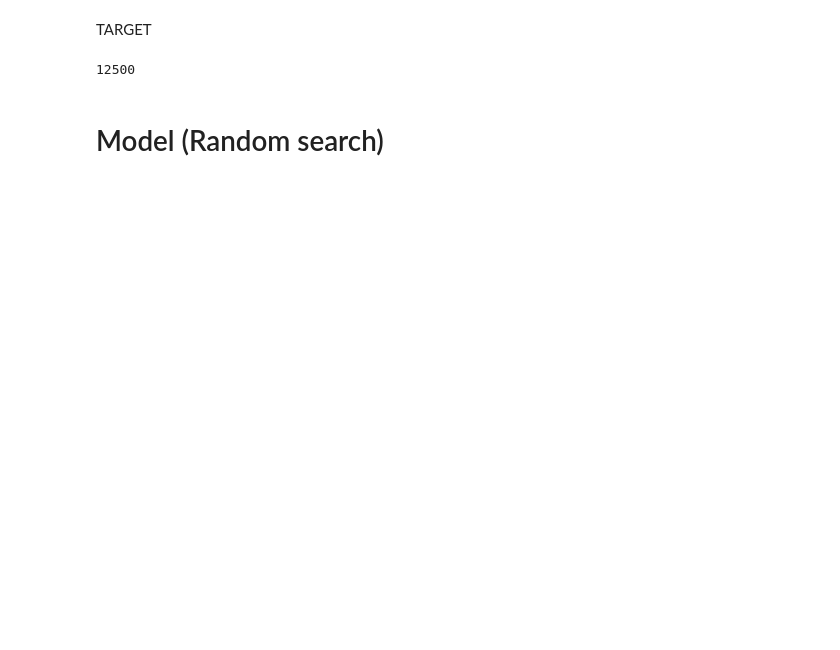
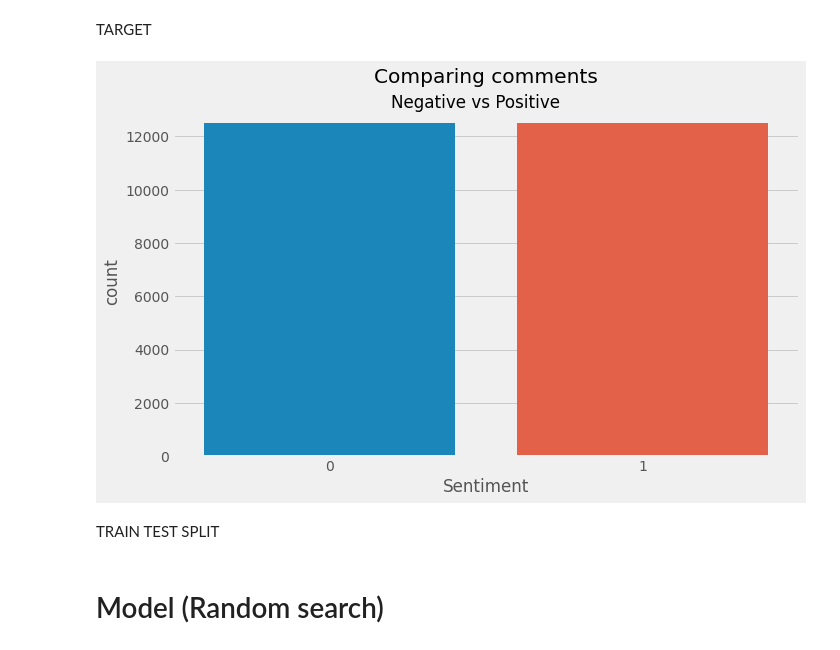
Before and after one commit to N0t10n/Sentiment_Analysis_IMDb, a Jupyter notebook: main.ipynb, the cells around one changed output. Drawn from its saved outputs; the diff is of its cells as text; code cells hidden in the pictures; blank space fills up the shorter version.

```diff
--- a/main.ipynb
+++ b/main.ipynb
@@ -5,6 +5,9 @@ import pandas as pd
 import matplotlib.pyplot as plt
 import seaborn as sns
 import nltk
+import pickle
+
+plt.style.use('fivethirtyeight')
 # %% [markdown]
 # Load data
 # %%
@@ -74,7 +77,18 @@ stw_train = remove_stop_words(train_clean)
 stw_test = remove_stop_words(test_clean)
 # %% [markdown]
 TARGET
-# %%
-target = [1 if i < 12500 else 0 for i in range(25000)]
-# %% [output]
-12500
+# %%
+train_target = [1 if i < len(train)/2 else 0 for i in range(len(train))]
+test_target = [1 if i < len(test)/2 else 0 for i in range(len(test))]
+# %%
+train_target_df = pd.DataFrame({'Sentiment': train_target}, index=range(len(train_target)))
+
+plt.figure(figsize=(10,6))
+
+sns.countplot(x='Sentiment', data=train_target_df)
+plt.title('Comparing comments', y=1.05)
+plt.suptitle('Negative vs Positive', y=0.91);
+# %% [output]
+[figure, added]
+# %% [markdown]
+TRAIN TEST SPLIT
```
Also changed, not shown: parts of 10 cells of this notebook, 4 other files.
